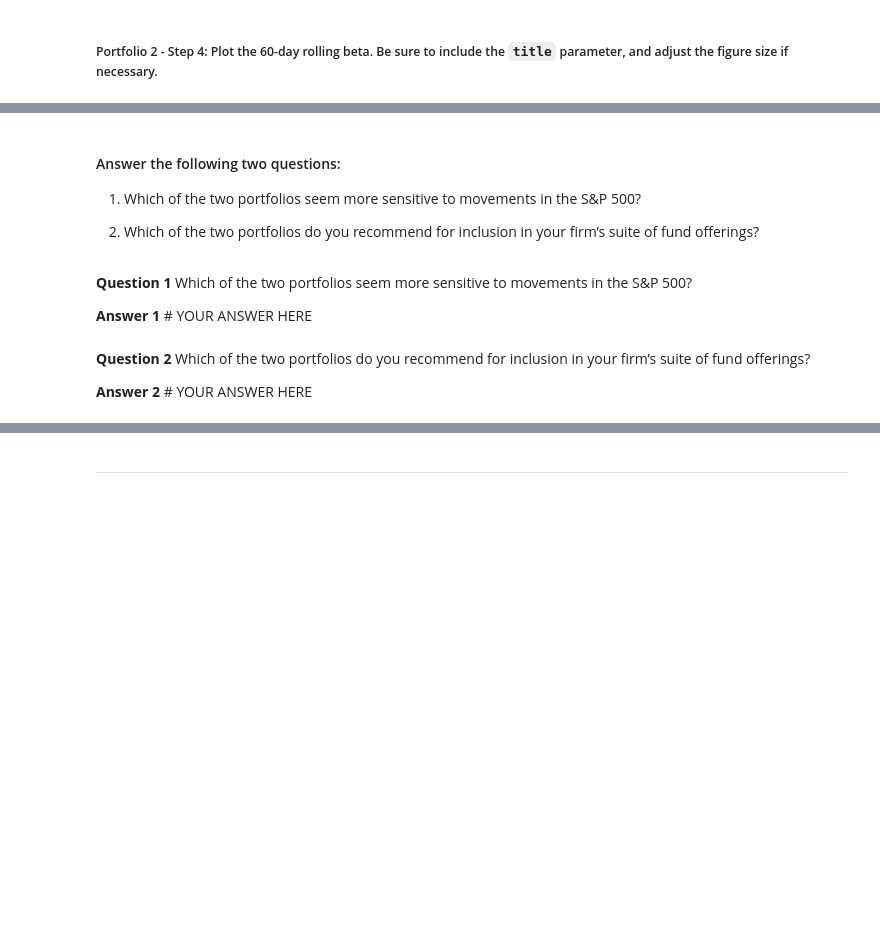
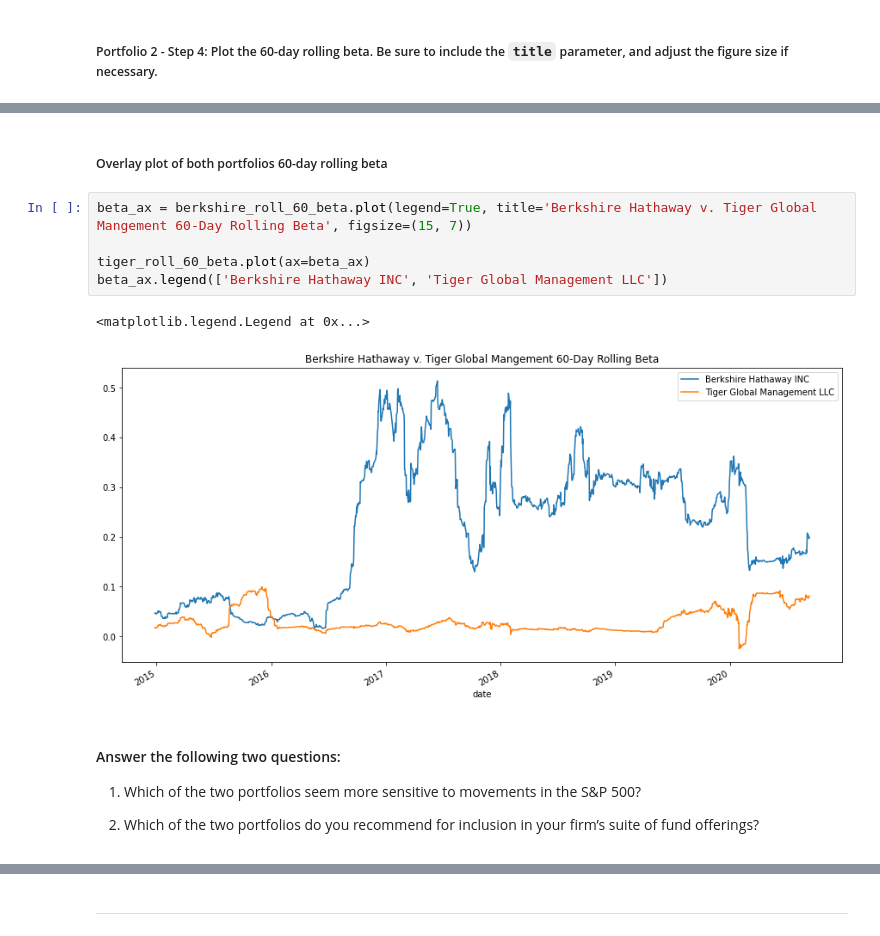
Before and after one commit to ethansilvas/whale-risk-return-analysis, a Jupyter notebook: risk_return_analysis.ipynb, the cells around one changed output, grey strips where cells are left out. Cells and saved outputs as stored; diff of their text form; blank space fills up the shorter version.

```diff
--- a/risk_return_analysis.ipynb
+++ b/risk_return_analysis.ipynb
@@ -488,14 +543,16 @@ Your analysis is nearing completion. Now, you need to evaluate how the portfolio
+# %% [markdown]
+##### Overlay plot of both portfolios 60-day rolling beta
+# %%
+beta_ax = berkshire_roll_60_beta.plot(legend=True, title='Berkshire Hathaway v. Tiger Global Mangement 60-Day Rolling Beta', figsize=(15, 7))
+
+tiger_roll_60_beta.plot(ax=beta_ax)
+beta_ax.legend(['Berkshire Hathaway INC', 'Tiger Global Management LLC'])
+# %% [output]
+<matplotlib.legend.Legend at 0x...>
+[figure, added]
 # %% [markdown]
 #### Answer the following two questions:
 
 1. Which of the two portfolios seem more sensitive to movements in the S&P 500?
 
 2. Which of the two portfolios do you recommend for inclusion in your firm’s suite of fund offerings?
-# %% [markdown]
-**Question 1** Which of the two portfolios seem more sensitive to movements in the S&P 500?
-
-**Answer 1** # YOUR ANSWER HERE
-# %% [markdown]
-**Question 2** Which of the two portfolios do you recommend for inclusion in your firm’s suite of fund offerings?
-
-**Answer 2** # YOUR ANSWER HERE
```
Also changed, not shown: parts of 31 cells of this notebook.
